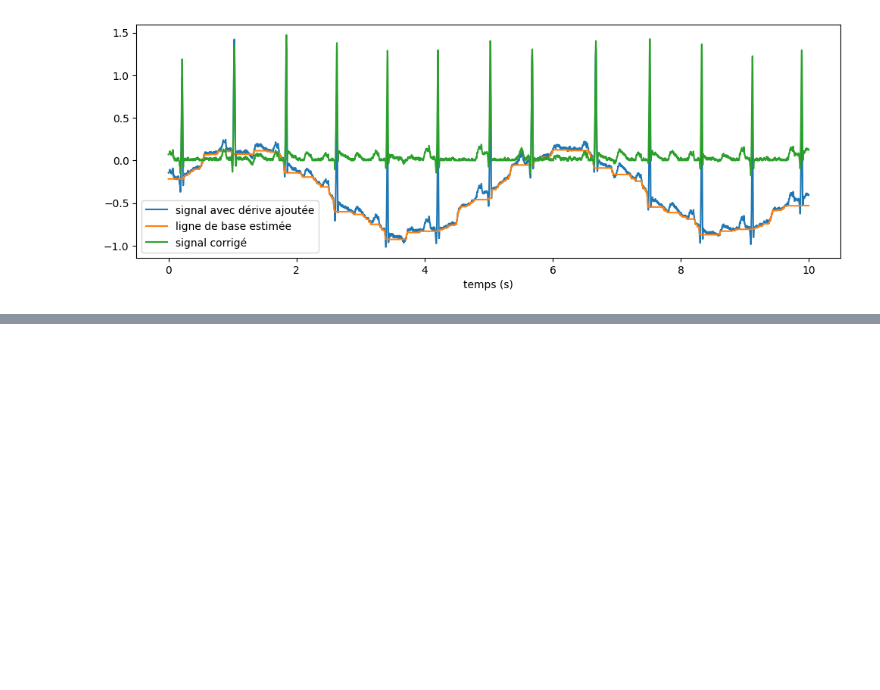
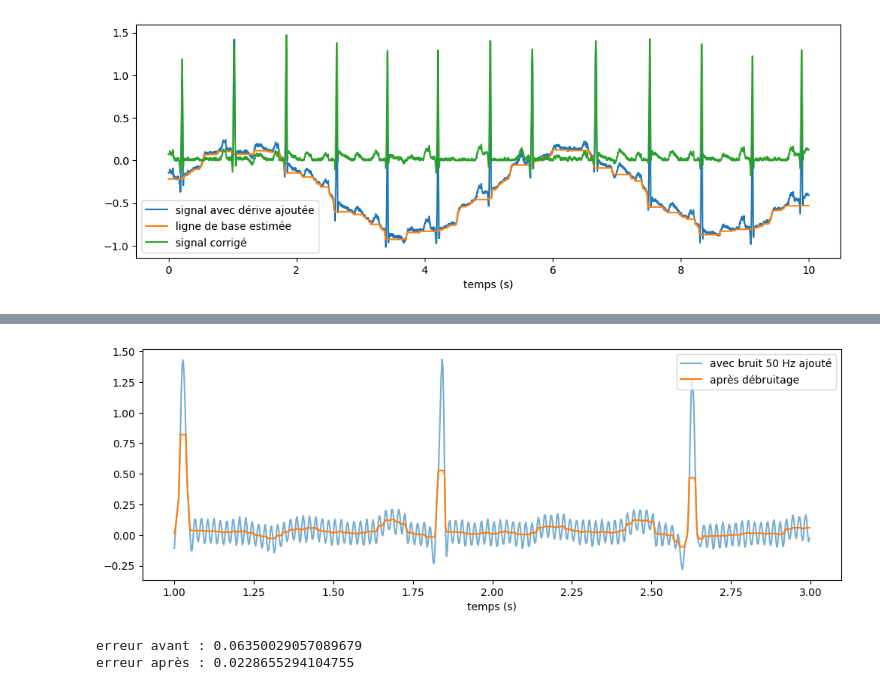
Before and after one commit to ROUA329/CardioMorph, a Jupyter notebook: cardiomorph-ecg.ipynb, the cells around one changed output, grey strips where cells are left out. Cells and saved outputs as stored; diff of their text form; code cells hidden in the pictures; blank space fills up the shorter version.

```diff
--- a/cardiomorph-ecg.ipynb
+++ b/cardiomorph-ecg.ipynb
@@ -203,0 +228,16 @@ plt.xlabel("temps (s)"); plt.legend(); plt.show()
+# %%
+bruit = 0.1 * np.sin(2 * np.pi * 50 * t)
+x_bruite = x_clean + bruit
+x_rep = enlever_bruit(x_bruite, fs)
+
+plt.figure(figsize=(12, 4))
+plt.plot(t[a:b], x_bruite[a:b], label="avec bruit 50 Hz ajouté", alpha=0.6)
+plt.plot(t[a:b], x_rep[a:b], label="après débruitage")
+plt.xlabel("temps (s)"); plt.legend(); plt.show()
+
+print("erreur avant :", np.abs(x_bruite - x_clean).mean())
+print("erreur après :", np.abs(x_rep - x_clean).mean())
+# %% [output]
+[figure, added]
+erreur avant : 0.06350029057089679
+erreur après : 0.0228655294104755
```
Also changed, not shown: parts of 3 cells of this notebook.
